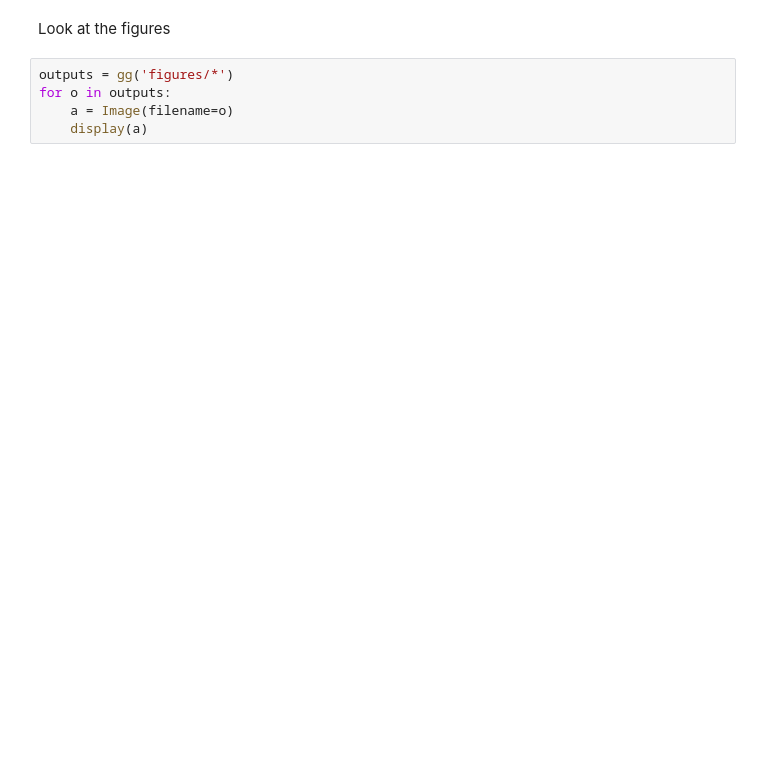
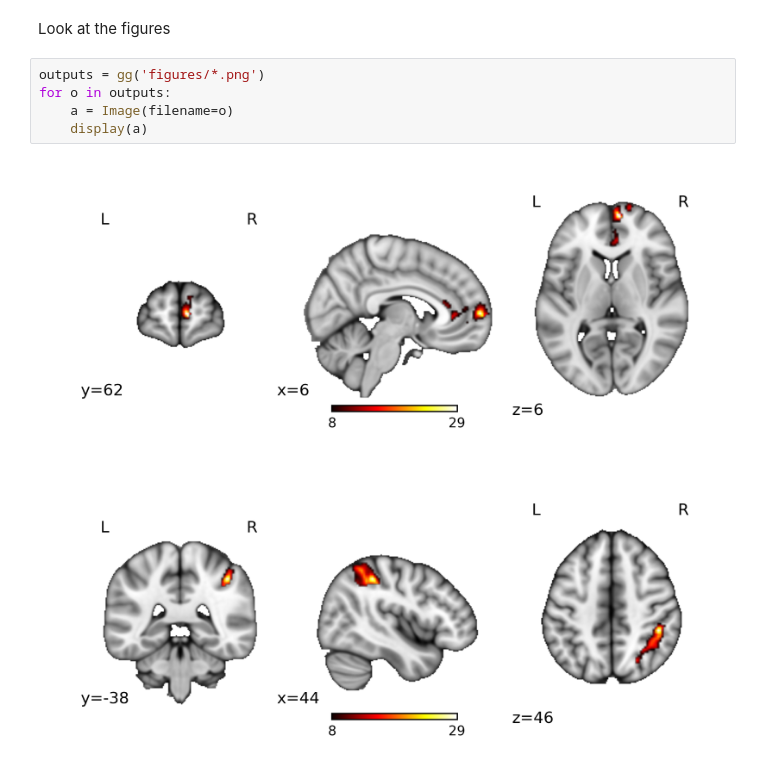
Before and after one commit to WhitakerLab/BrainsForPublication, a Jupyter notebook: notebooks/Import_version.ipynb, the cells around one changed output. Saved outputs shown, nothing was run; the diff lists cells and outputs as text; blank space fills up the shorter version.

```diff
--- a/notebooks/Import_version.ipynb
+++ b/notebooks/Import_version.ipynb
@@ -58,7 +62,10 @@ shutil.make_archive('outputs', 'zip', 'figures')
 # %% [markdown]
 Look at the figures
 # %%
-outputs = gg('figures/*')
+outputs = gg('figures/*.png')
 for o in outputs:
     a = Image(filename=o)
     display(a)
+# %% [output]
+[figure, added]
+[figure, added]
```
Also changed, not shown: parts of 2 cells of this notebook, 1 other file.
